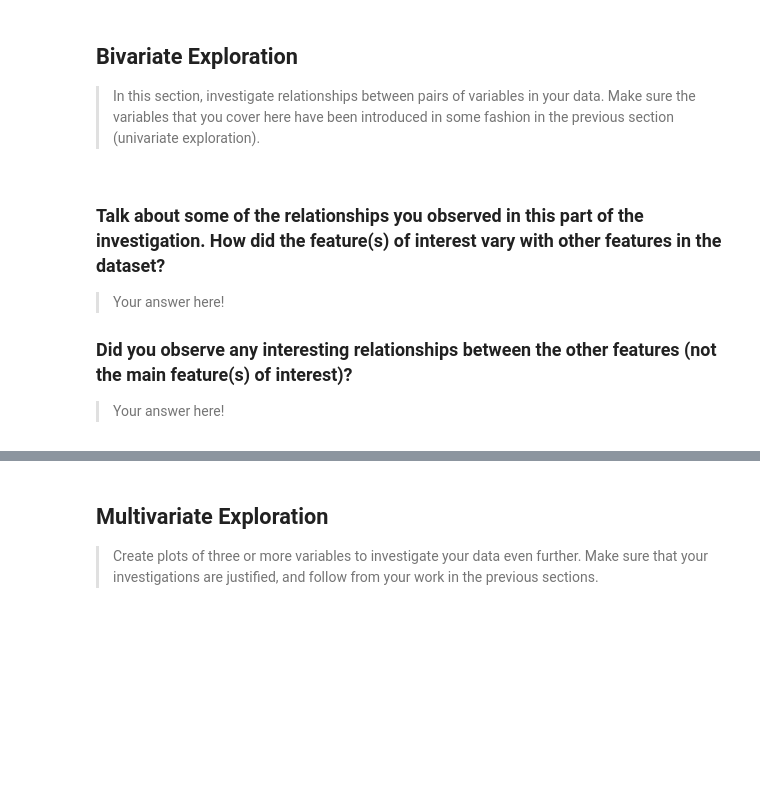
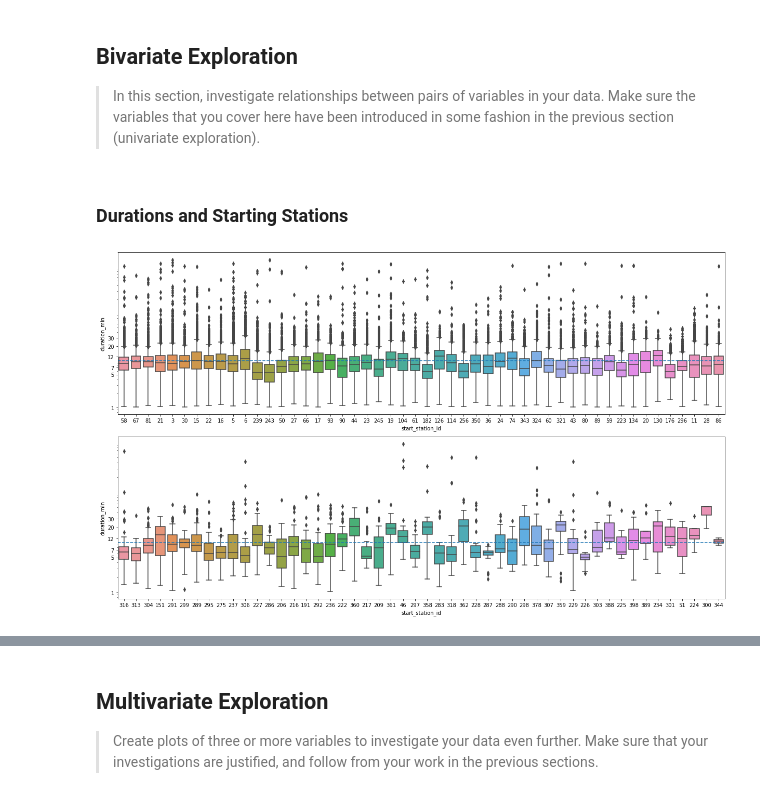
Before and after one commit to moaaztaha/Ford-GoBike-System-data-visualization, a Jupyter notebook: Exploratory and Explanatory .ipynb, the cells around one changed output, grey strips where cells are left out. Cells and saved outputs as stored; diff of their text form; code cells hidden in the pictures; blank space fills up the shorter version.

```diff
--- a/Exploratory and Explanatory .ipynb
+++ b/Exploratory and Explanatory .ipynb
@@ -424,11 +449,35 @@ We can see that stations like `San Francisco Caltrain Station 2` and `Market St`
 > In this section, investigate relationships between pairs of variables in your
 data. Make sure the variables that you cover here have been introduced in some
 fashion in the previous section (univariate exploration).
-# %% [markdown]
-### Talk about some of the relationships you observed in this part of the investigation. How did the feature(s) of interest vary with other features in the dataset?
-
-> Your answer here!
-
-### Did you observe any interesting relationships between the other features (not the main feature(s) of interest)?
-
-> Your answer here!
+# %% [markdown]
+### Durations and Starting Stations
+# %%
+lowest_50_starting_ids = df['start_station_id'].value_counts().reset_index()[-50:]['index'].values
+lowest_50_starting = df[df['start_station_id'].isin(lowest_50_starting_ids)]
+lowest_50_starting_order = lowest_50_starting.start_station_id.value_counts().index
+
+top_50_starting_ids = df['start_station_id'].value_counts().reset_index()[:50]['index'].values
+top_50_starting = df[df['start_station_id'].isin(top_50_starting_ids)]
+top_50_starting_order = top_50_starting.start_station_id.value_counts().index
+# %%
+ticks = [1, 5, 7, 12, 20, 30]
+labels = [f"{v}" for v in ticks]
+
+plt.figure(figsize=(17, 10))
+plt.subplot(2, 1, 1)
+sb.boxplot(data=top_50_starting, x='start_station_id', y='duration_min', order=top_50_starting_order)
+plt.axhline(10, ls='--')
+#plt.ylim((0, 70))
+plt.yscale("log")
+plt.yticks(ticks, labels)
+
+plt.subplot(2, 1, 2)
+sb.boxplot(data=lowest_50_starting, x='start_station_id', y='duration_min', order=lowest_50_starting_order)
+plt.axhline(10, ls='--')
+#plt.ylim((0, 70))
+plt.yscale("log")
+plt.yticks(ticks, labels)
+
+plt.tight_layout()
+# %% [output]
+[figure, added]
```
Also changed, not shown: parts of 25 cells of this notebook.
